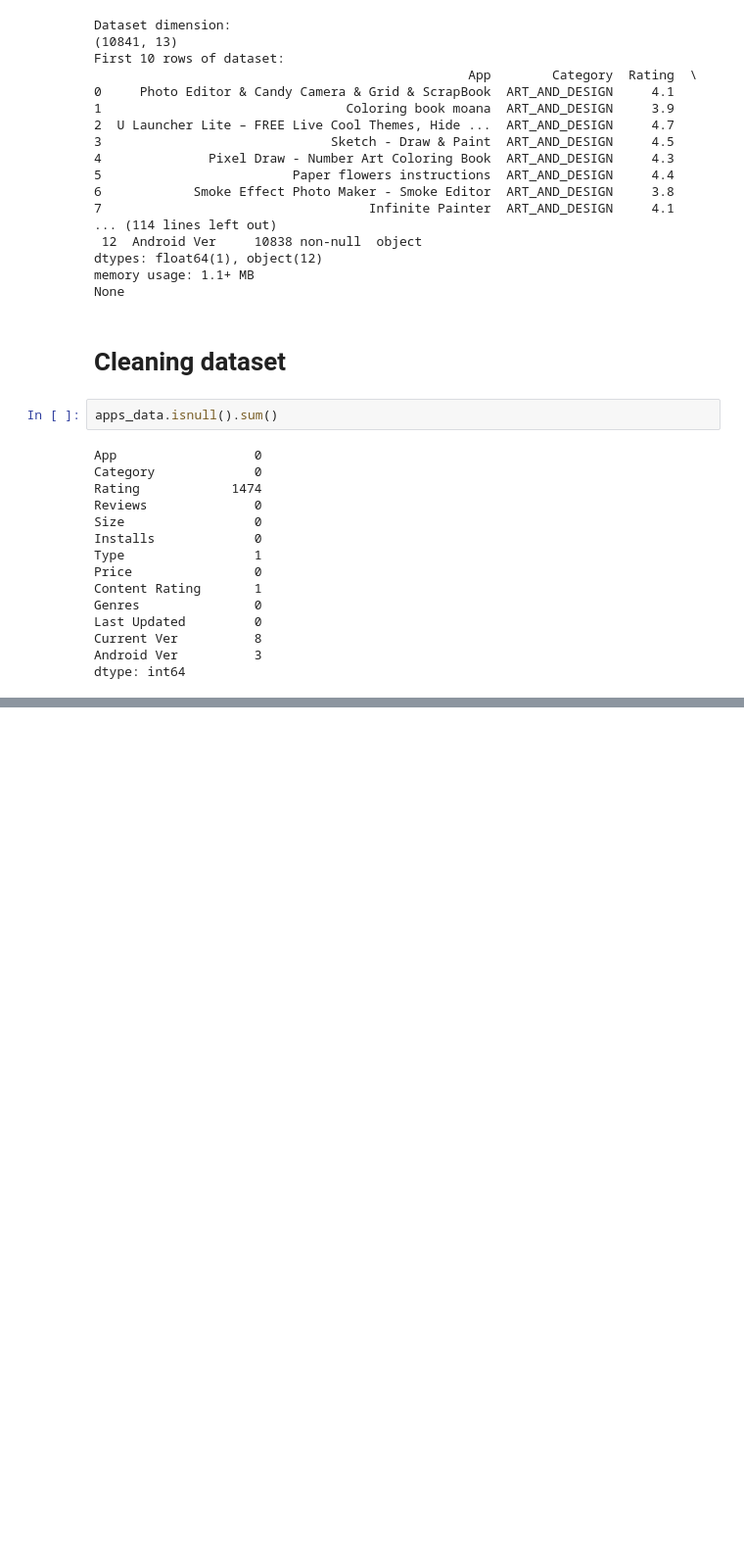
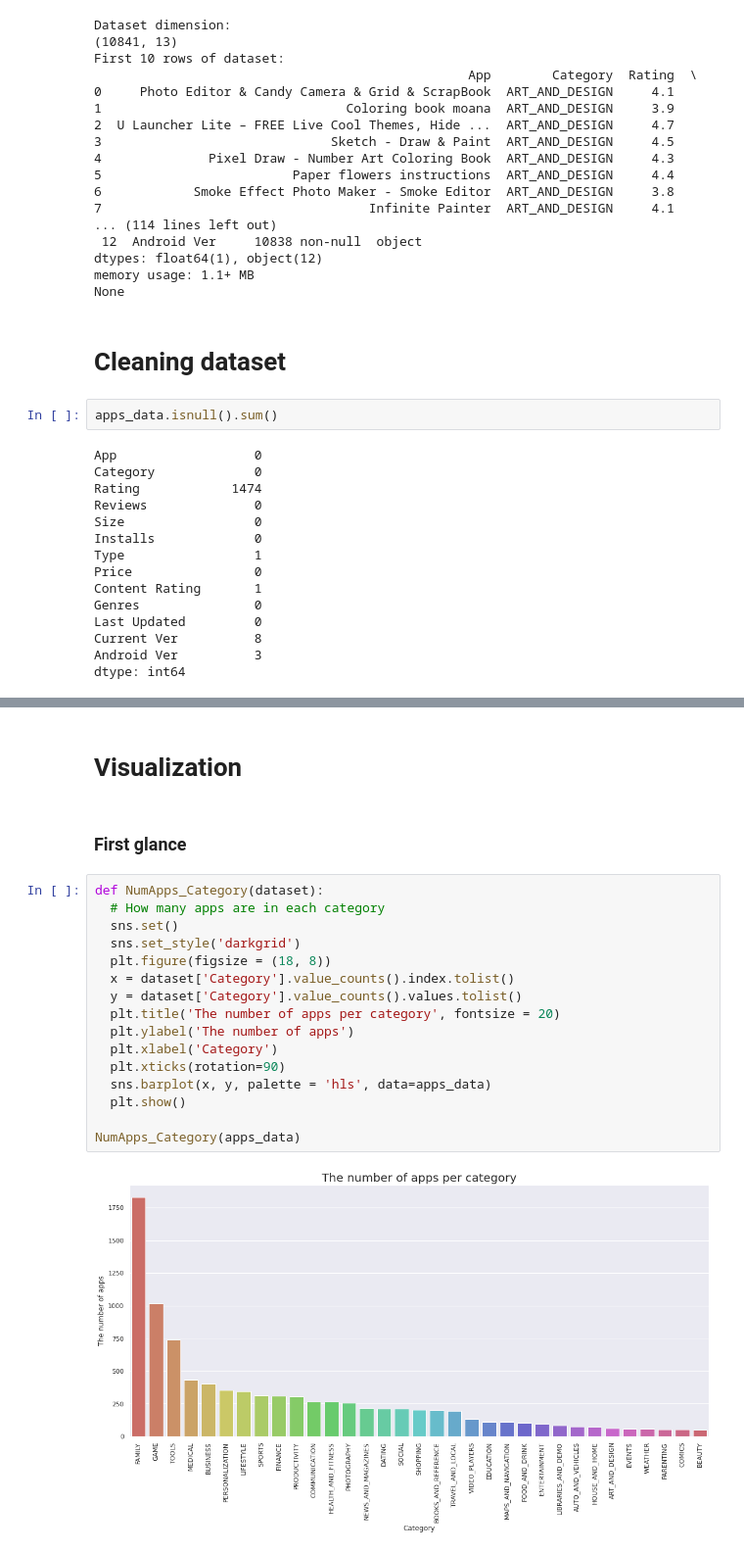
Before and after one commit to murodjonabdujabbor33/Mobapp-studio, a Jupyter notebook: Mobapp_studio.ipynb, the cells around one changed output, grey strips where cells are left out. Shown at 98% size. Cells and saved outputs as stored; diff of their text form; blank space fills up the shorter version.

```diff
--- a/Mobapp_studio.ipynb
+++ b/Mobapp_studio.ipynb
@@ -103,0 +136,22 @@ clean_dataset(apps_data)
+# %% [markdown]
+# Visualization
+# %% [markdown]
+### First glance
+# %%
+def NumApps_Category(dataset):
+  # How many apps are in each category
+  sns.set()
+  sns.set_style('darkgrid')
+  plt.figure(figsize = (18, 8))
+  x = dataset['Category'].value_counts().index.tolist()
+  y = dataset['Category'].value_counts().values.tolist()
+  plt.title('The number of apps per category', fontsize = 20)
+  plt.ylabel('The number of apps')
+  plt.xlabel('Category')
+  plt.xticks(rotation=90)
+  sns.barplot(x, y, palette = 'hls', data=apps_data)
+  plt.show()
+
+NumApps_Category(apps_data)
+# %% [output]
+[figure, added]
```
Also changed, not shown: parts of 20 cells of this notebook.
